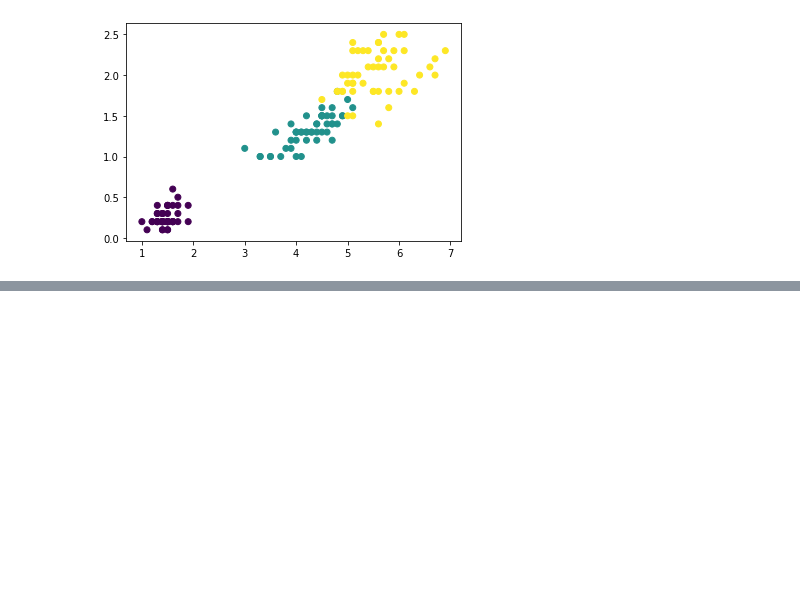
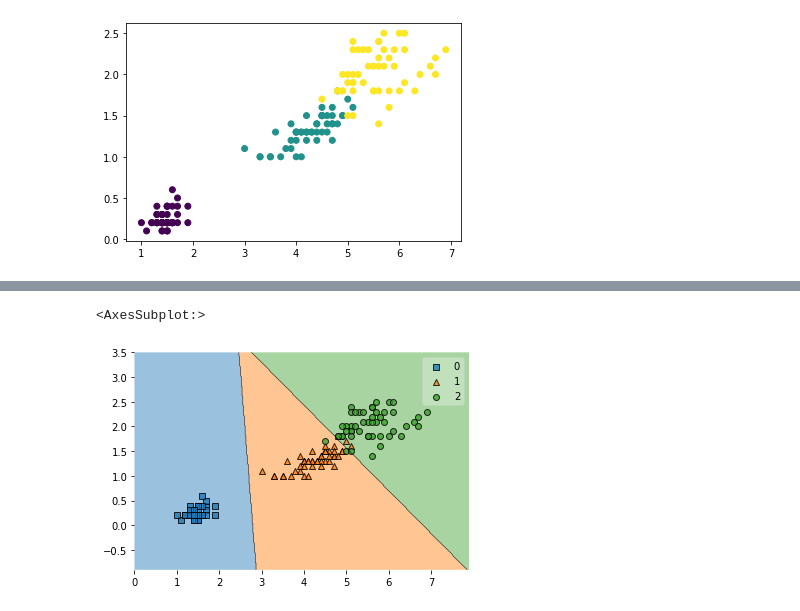
Before and after one commit to she3r/podstawy_sztucznej_inteligencji, a Jupyter notebook: Z11_D_Logistic_Regression.ipynb, the cells around one changed output, grey strips where cells are left out. Saved outputs shown, nothing was run; the diff lists cells and outputs as text; code cells hidden in the pictures; blank space fills up the shorter version.

```diff
--- a/Z11_D_Logistic_Regression.ipynb
+++ b/Z11_D_Logistic_Regression.ipynb
@@ -224,0 +251,10 @@ plt.show()
+# %%
+log_reg = LogisticRegression(random_state=42)
+log_reg.fit(X, y)
+
+from mlxtend.plotting import plot_decision_regions
+
+plot_decision_regions(X, y, log_reg)
+# %% [output]
+<AxesSubplot:>
+[figure, added]
```
Also changed, not shown: parts of 11 cells of this notebook, 2 other files.
